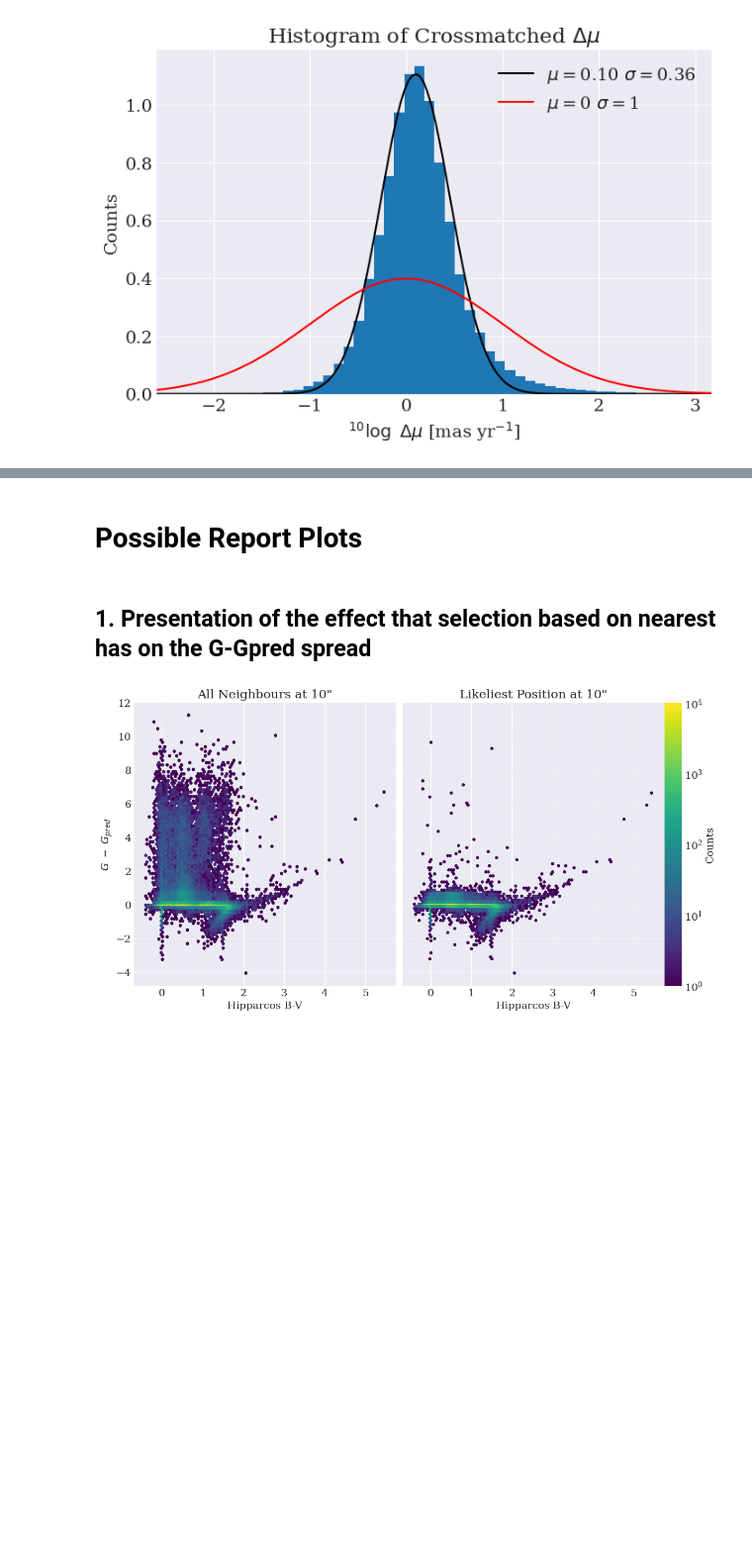
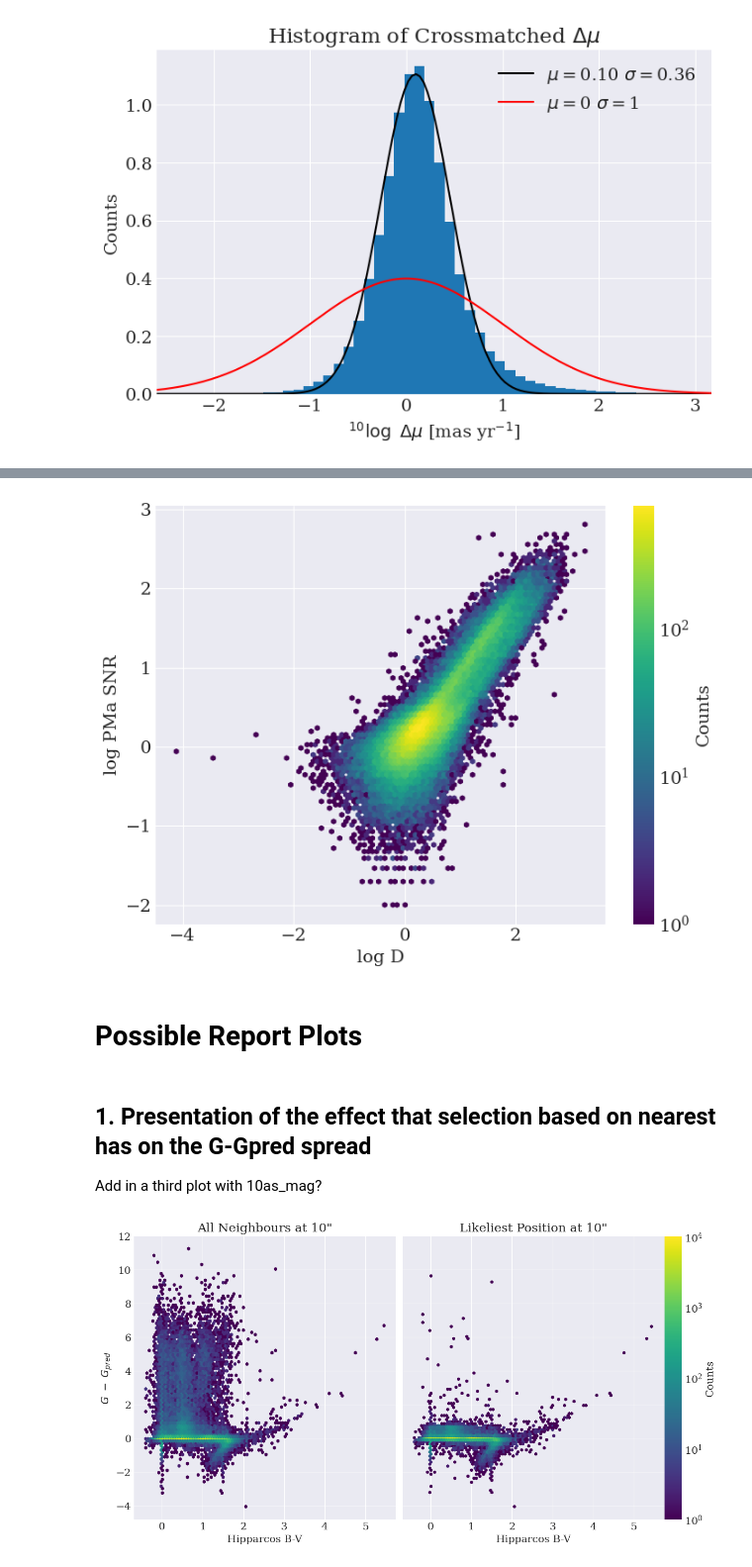
Before and after one commit to RenVit318/masterproject, a Jupyter notebook: src/notebooks/full_crossmatch_study.ipynb, the cells around one changed output, grey strips where cells are left out. Shown at 99% size. Drawn from its saved outputs; the diff is of its cells as text; code cells hidden in the pictures; blank space fills up the shorter version.

```diff
--- a/src/notebooks/full_crossmatch_study.ipynb
+++ b/src/notebooks/full_crossmatch_study.ipynb
@@ -259,0 +284,14 @@ plt.show()
+# %%
+hip_match_kervella = []
+hip_nomatch_kervella = []
+hip_not_in_kervella = []
+for i in range(pos_10as.shape[0]):
+    idx = np.where(pos_10as[i][0] == kervella_tab[1].data['HIP'])[0]
+    if len(idx) > 0:
+        if pos_10as[i][1] == kervella_tab[1].data['GaiaEDR3'][idx]:
+            hip_match_kervella.append(i)
+        else:
+            hip_nomatch_kervella.append(i)
+
+    else:
+        hip_not_in_kervella.append(i)
@@ -260,7 +307,27 @@ plt.show()
+# %%
+# Setup a table with D, snrPMA
+D_pmasnr = np.zeros((len(hip_match_kervella), 2))
+for i in range(len(hip_match_kervella)):
+    idx = np.where(pos_10as[hip_match_kervella[i]][0] == kervella_tab[1].data['HIP'])[0][0]
+    D_pmasnr[i][0] = D[hip_match_kervella[i]]
+    D_pmasnr[i][1] = kervella_tab[1].data['snrPMaH2EG3b'][idx]
+# %%
+fig, ax = plt.subplots(1,1,figsize=(8,6))
+
+hbin = ax.hexbin(np.log10(D_pmasnr[: ,0]), np.log10(D_pmasnr[:, 1]), mincnt=1, bins='log', cmap='viridis')
+cb = plt.colorbar(hbin)
+
+ax.set_xlabel('log D')
+ax.set_ylabel('log PMa SNR')
+cb.set_label('Counts')
+# %% [output]
+[figure, added]
 # %% [markdown]
 # Possible Report Plots
 # %% [markdown]
 ## 1. Presentation of the effect that selection based on nearest has on the G-Gpred spread
+
+Add in a third plot with 10as_mag?
 # %%
 G_pred_all, _ = predict_G_bv(hipp_10as_all['hp_mag'], hipp_10as_all['b_v'])
 G_pred_pos, _ = predict_G_bv(hipp_10as_pos['hp_mag'], hipp_10as_pos['b_v'])
```
Also changed, not shown: parts of 8 cells of this notebook.
